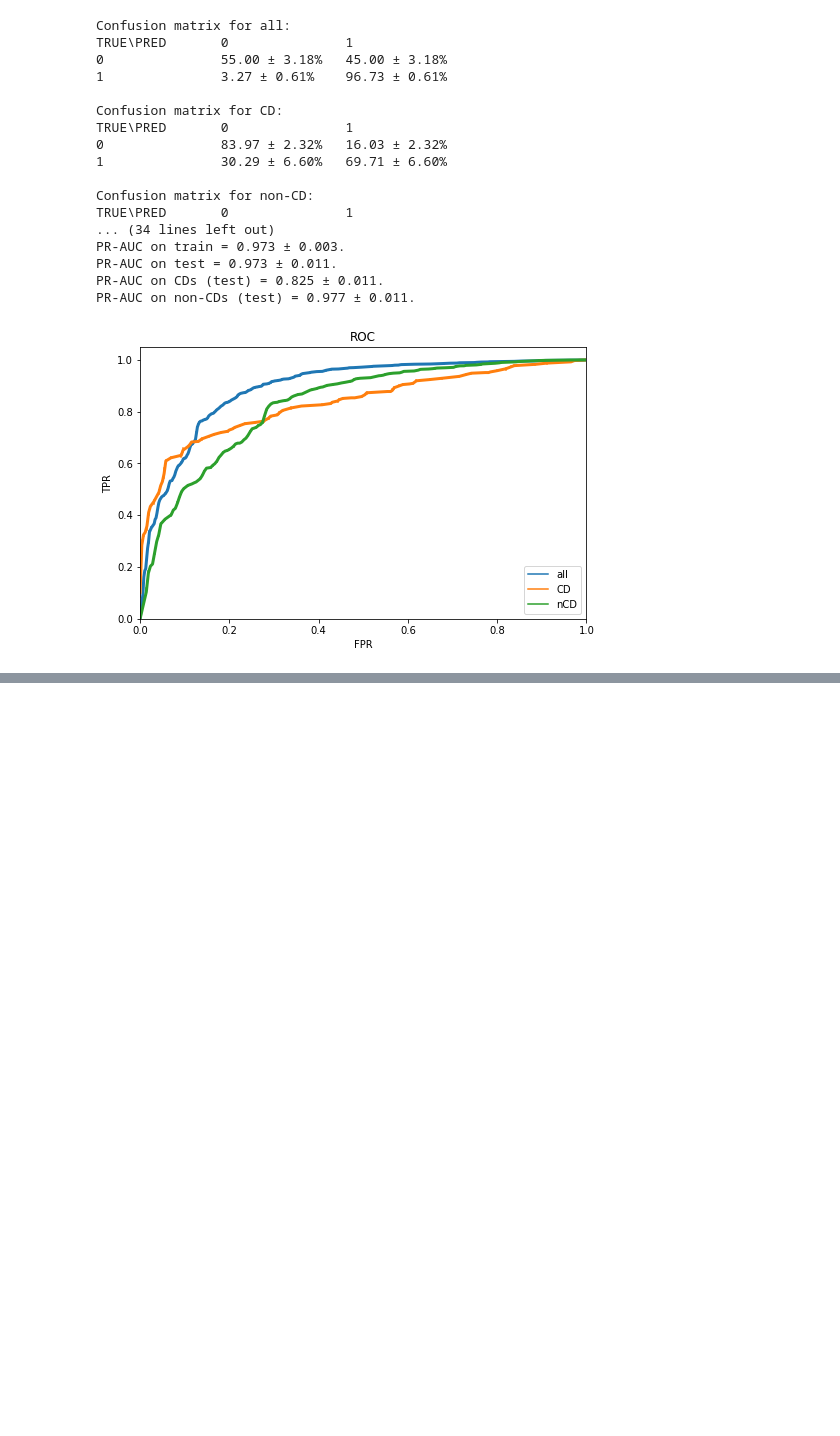
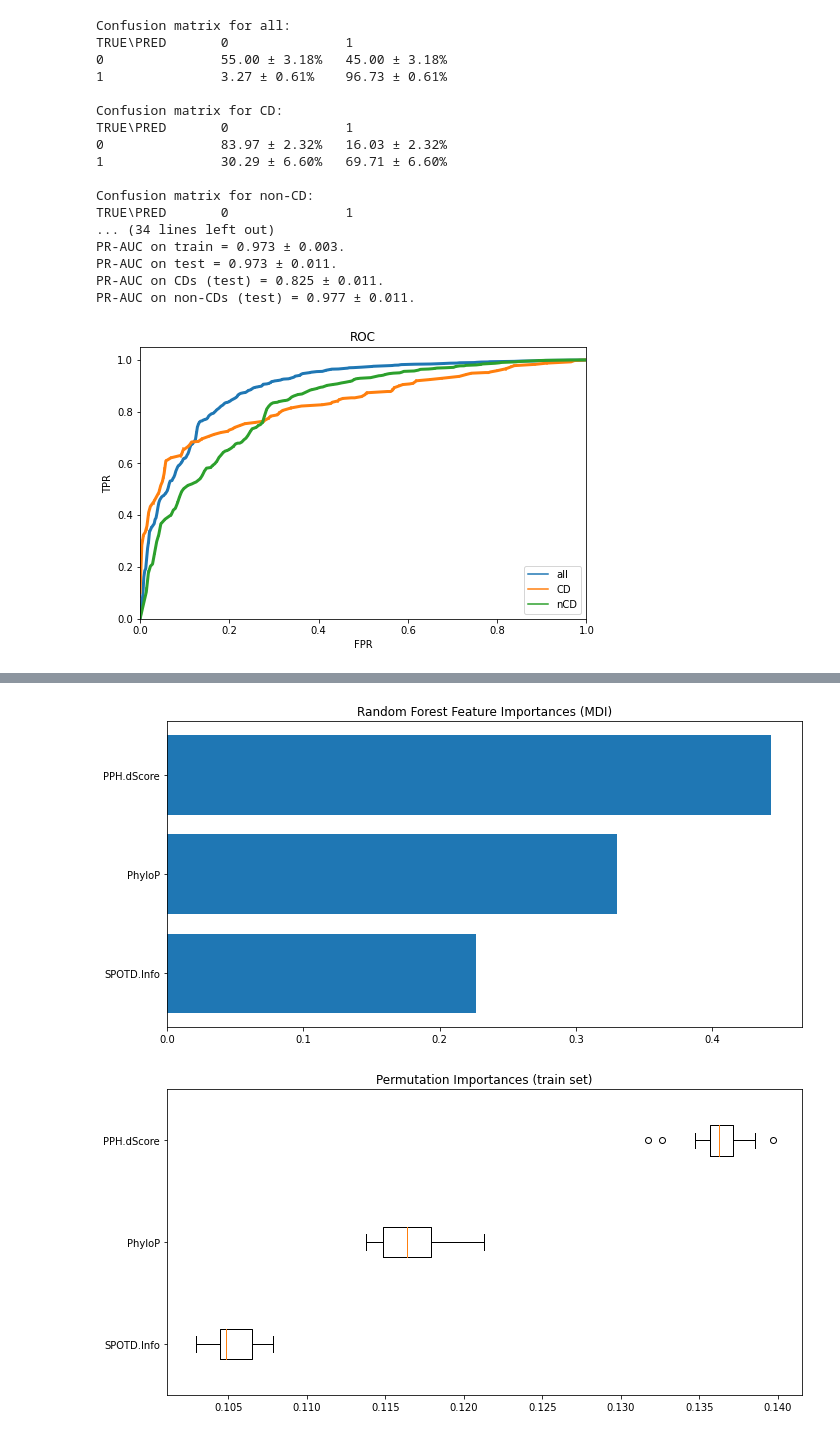
Before and after one commit to zseferbekova/CPD_DiplomaProject, a Jupyter notebook: scripts/machine_learning.ipynb, the cells around one changed output, grey strips where cells are left out. Drawn from its saved outputs; the diff is of its cells as text; code cells hidden in the pictures; blank space fills up the shorter version.

```diff
--- a/scripts/machine_learning.ipynb
+++ b/scripts/machine_learning.ipynb
@@ -1293,0 +1393,2 @@ with open('/content/drive/MyDrive/diploma/scores_meta.pickle', 'wb') as f: dump(
+# %%
+final_model_phyl = final_model([1, 2, 3], cv_df_phyl)
@@ -1293,0 +1510,5 @@ with open('/content/drive/MyDrive/diploma/scores_meta.pickle', 'wb') as f: dump(
+# %%
+feature_importance(final_model_phyl, cv_df_phyl)
+# %% [output]
+[figure, added]
+[figure, added]
```
Also changed, not shown: parts of 15 cells of this notebook.
